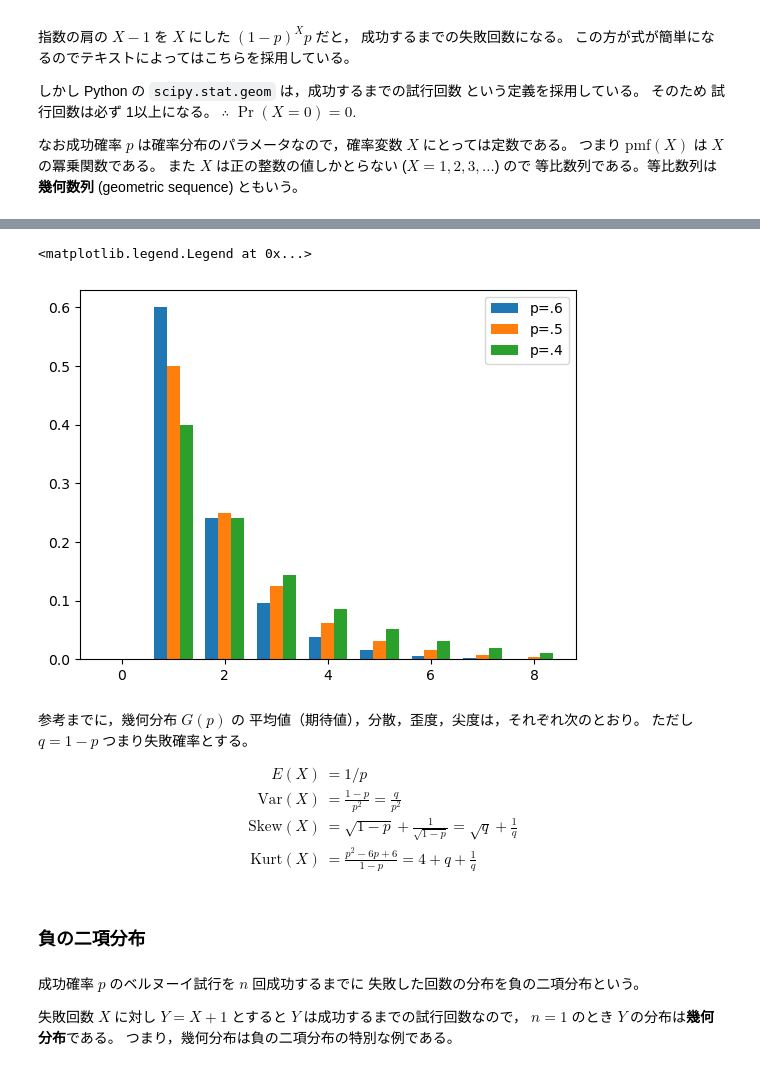
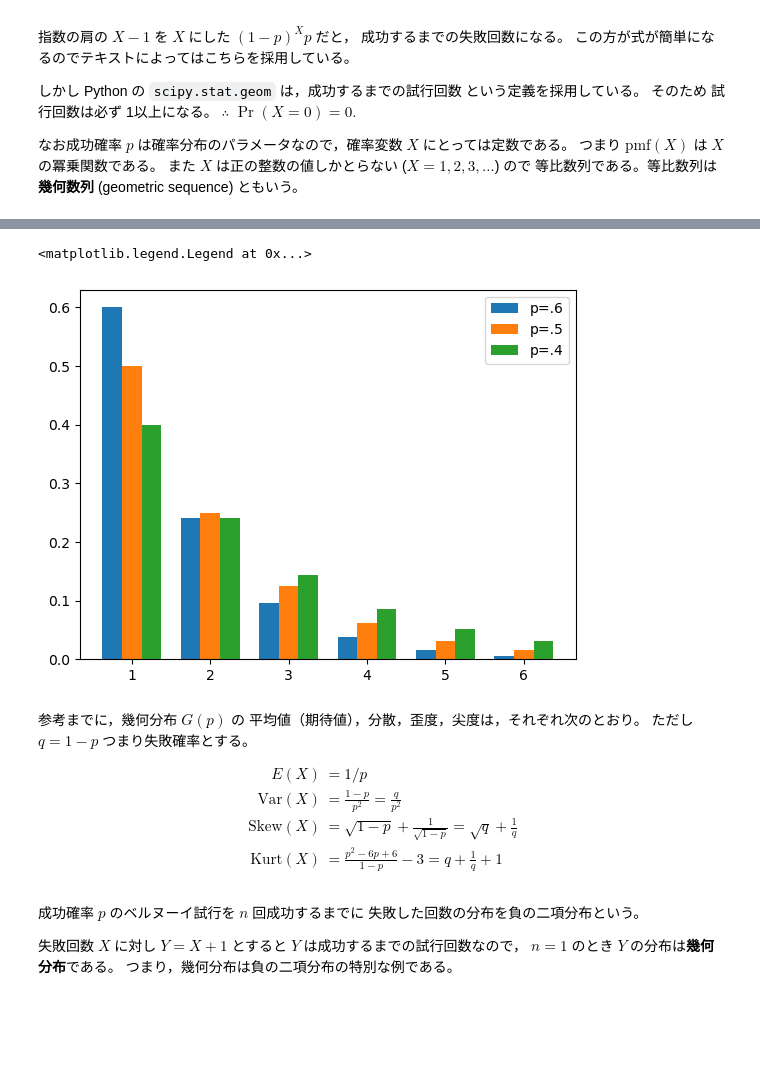
Before and after one commit to sasaki-shigeo/Jupyter, a Jupyter notebook: DistPlot.ipynb, the cells around one changed output, grey strips where cells are left out. Saved outputs shown, nothing was run; the diff lists cells and outputs as text; code cells hidden in the pictures; blank space fills up the shorter version.

```diff
--- a/DistPlot.ipynb
+++ b/DistPlot.ipynb
@@ -268,24 +311,24 @@ plt.bar(xs, ys)
 # %%
 from scipy.stats import geom
 import pandas as pd
 import numpy as np
 import matplotlib.pyplot as plt
 
-xs = np.arange(0, 9)
+xs = np.arange(1, 7)
 
 ys6 = geom.pmf(xs, 0.6)
 plt.bar(xs-0.25, ys6, width=0.25)
 
 ys5 = geom.pmf(xs, 0.5)
 plt.bar(xs, ys5, width=0.25)
 
 ys4 = geom.pmf(xs, 0.4)
 plt.bar(xs+0.25, ys4, width=0.25)
 
 plt.legend(["p=.6", "p=.5", "p=.4"])
 # %% [output]
 <matplotlib.legend.Legend at 0x...>
-[figure, old version]
+[figure, new version]
 # %% [markdown]
 参考までに，幾何分布 $G(p)$ の
 平均値（期待値），分散，歪度，尖度は，それぞれ次のとおり。
@@ -296,11 +339,9 @@ $$
 E(X) &= 1/p \\
 \mathrm{Var}(X) &= \frac{1-p}{p^2} = \frac{q}{p^2} \\
 \mathrm{Skew}(X) &= \sqrt{1-p} + \frac{1}{\sqrt{1-p}} = \sqrt{q} + \frac{1}{q} \\
-\mathrm{Kurt}(X) &= \frac{p^2-6p+6}{1-p} = 4 + q + \frac{1}{q}
+\mathrm{Kurt}(X) &= \frac{p^2-6p+6}{1-p} - 3 = q + \frac{1}{q} + 1
 \end{align}
 $$
-# %% [markdown]
-### 負の二項分布
 # %% [markdown]
 成功確率 $p$ のベルヌーイ試行を $n$ 回成功するまでに
 失敗した回数の分布を負の二項分布という。
```
Also changed, not shown: parts of 19 cells of this notebook, 1 other file.
